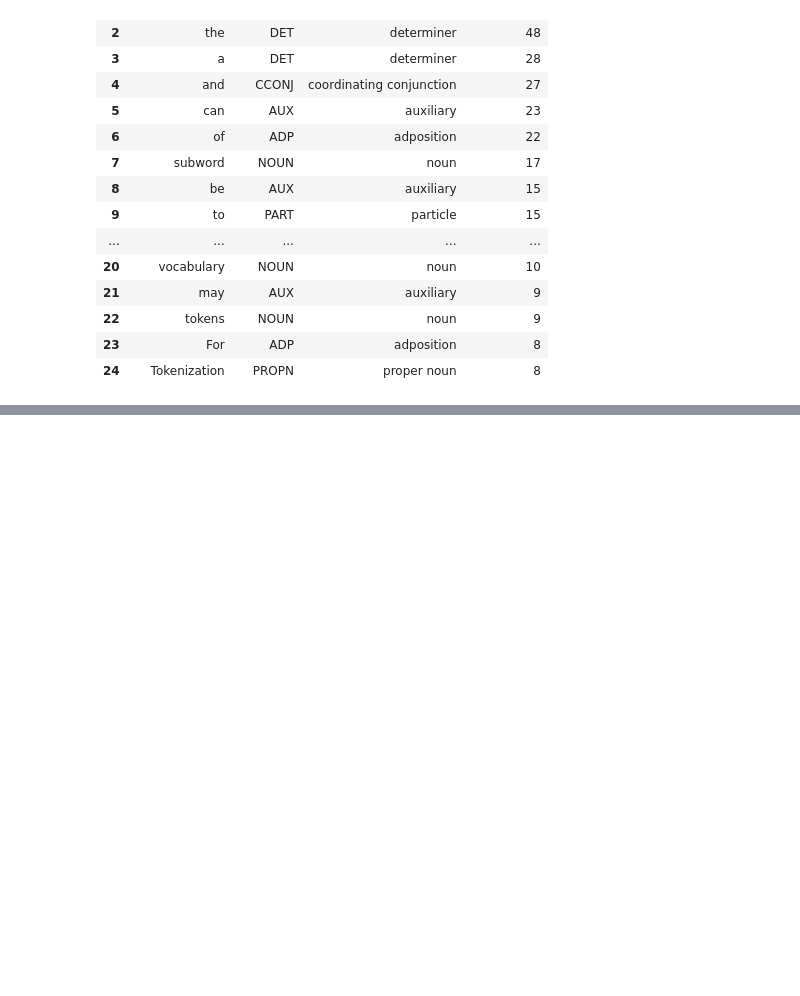
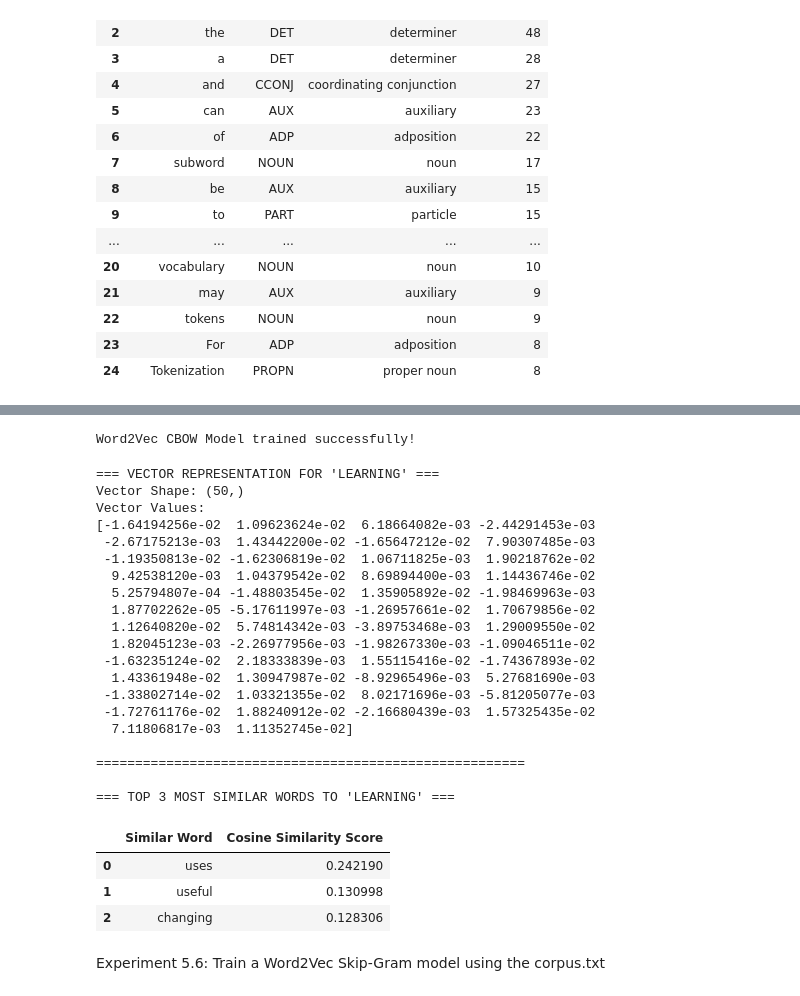
Before and after one commit to Sahil-Tamrakar/Computational-Linguistic-Natural-Language-Processing-LAB, a Jupyter notebook: Lab_5.ipynb, the cells around one changed output, grey strips where cells are left out. Cells and saved outputs as stored; diff of their text form; code cells hidden in the pictures; blank space fills up the shorter version.

```diff
--- a/Lab_5.ipynb
+++ b/Lab_5.ipynb
@@ -393,0 +398,76 @@ print("File 'corpus.txt' created successfully!")
+# %%
+# 2. Read and preprocess the corpus
+with open("corpus.txt", "r", encoding="utf-8") as f:
+    raw_lines = f.readlines()
+
+# Lowercase, remove special characters, and tokenize into list of word lists
+tokenized_sentences = [
+    re.sub(r'[^\w\s]', '', line.strip().lower()).split()
+    for line in raw_lines if line.strip()
+]
+
+# 3. Train Word2Vec CBOW model
+# sg=0 specifies Continuous Bag-of-Words (CBOW). sg=1 would be Skip-gram.
+# min_count=1 ensures all words in our small corpus are included.
+model_cbow = Word2Vec(
+    sentences=tokenized_sentences,
+    vector_size=50,   # Dimensionality of word vectors
+    window=3,         # Context window size
+    min_count=1,      # Include words with frequency >= 1
+    sg=0,             # 0 for CBOW
+    workers=2,
+    seed=42
+)
+
+print("Word2Vec CBOW Model trained successfully!\n")
+# %% [output]
+Word2Vec CBOW Model trained successfully!
+# %%
+# Select target word to inspect
+target_word = "learning"
+
+if target_word in model_cbow.wv:
+    # A. Display Vector Representation
+    word_vector = model_cbow.wv[target_word]
+    print(f"=== VECTOR REPRESENTATION FOR '{target_word.upper()}' ===")
+    print(f"Vector Shape: {word_vector.shape}")
+    print("Vector Values:")
+    print(word_vector)
+    print("\n" + "=" * 55 + "\n")
+
+    # B. Find the 3 most similar words
+    similar_words = model_cbow.wv.most_similar(target_word, topn=3)
+
+    # Format into DataFrame for clean display
+    df_similar = pd.DataFrame(similar_words, columns=['Similar Word', 'Cosine Similarity Score'])
+    print(f"=== TOP 3 MOST SIMILAR WORDS TO '{target_word.upper()}' ===")
+    display(df_similar)
+else:
+    print(f"Word '{target_word}' not found in vocabulary.")
+# %% [output]
+=== VECTOR REPRESENTATION FOR 'LEARNING' ===
+Vector Shape: (50,)
+Vector Values:
+[-1.64194256e-02  1.09623624e-02  6.18664082e-03 -2.44291453e-03
+ -2.67175213e-03  1.43442200e-02 -1.65647212e-02  7.90307485e-03
+ -1.19350813e-02 -1.62306819e-02  1.06711825e-03  1.90218762e-02
+  9.42538120e-03  1.04379542e-02  8.69894400e-03  1.14436746e-02
+  5.25794807e-04 -1.48803545e-02  1.35905892e-02 -1.98469963e-03
+  1.87702262e-05 -5.17611997e-03 -1.26957661e-02  1.70679856e-02
+  1.12640820e-02  5.74814342e-03 -3.89753468e-03  1.29009550e-02
+  1.82045123e-03 -2.26977956e-03 -1.98267330e-03 -1.09046511e-02
+ -1.63235124e-02  2.18333839e-03  1.55115416e-02 -1.74367893e-02
+  1.43361948e-02  1.30947987e-02 -8.92965496e-03  5.27681690e-03
+ -1.33802714e-02  1.03321355e-02  8.02171696e-03 -5.81205077e-03
+ -1.72761176e-02  1.88240912e-02 -2.16680439e-03  1.57325435e-02
+  7.11806817e-03  1.11352745e-02]
+
+=======================================================
+
+=== TOP 3 MOST SIMILAR WORDS TO 'LEARNING' ===
+|  | Similar Word | Cosine Similarity Score |
+| 0 | uses | 0.242190 |
+| 1 | useful | 0.130998 |
+| 2 | changing | 0.128306 |
+# %% [markdown]
+Experiment 5.6: Train a Word2Vec Skip-Gram model using the corpus.txt
```
Also changed, not shown: parts of 7 cells of this notebook.
